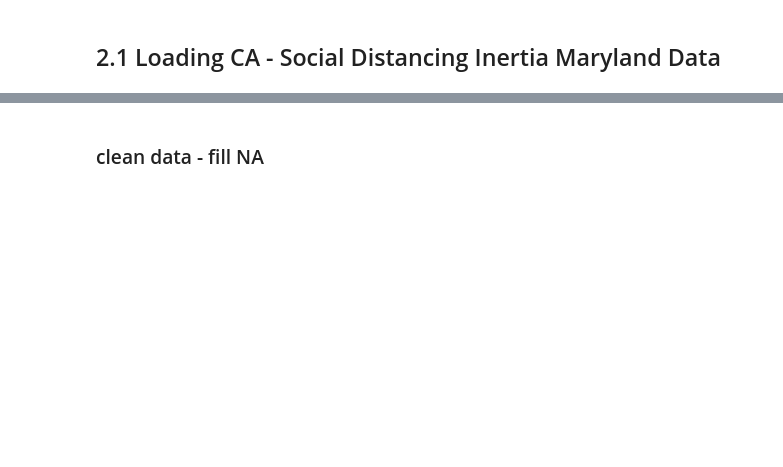
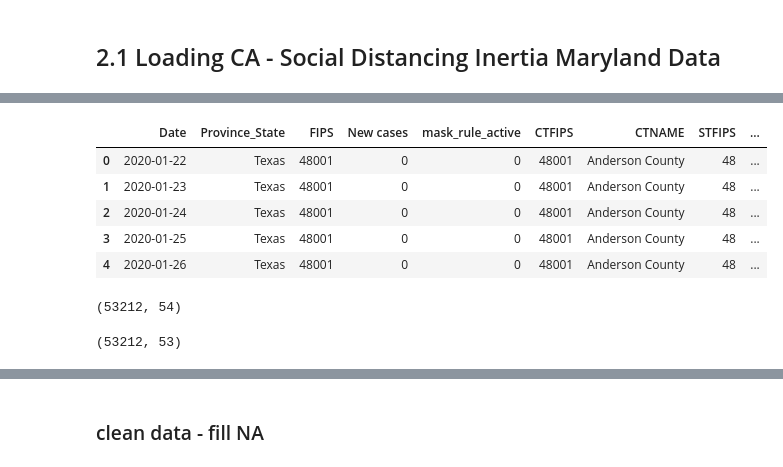
Before and after one commit to jeyasri-s2/meansquares, a Jupyter notebook: TX_LabelingData.ipynb, the cells around one changed output, grey strips where cells are left out. Cells and saved outputs as stored; diff of their text form; code cells hidden in the pictures; blank space fills up the shorter version.

Commit message:
update texas colab

```diff
--- a/TX_LabelingData.ipynb
+++ b/TX_LabelingData.ipynb
@@ -1218,16 +1159,26 @@ df = pd.DataFrame(columns=['Date', 'Province_State', 'FIPS',  'New cases',
 # %%
 TX_counties = TX_combined_sd_inertia_data['CTNAME'].unique()
 
-for county in CA_counties:
+for county in TX_counties:
   county_data = TX_combined_sd_inertia_data[TX_combined_sd_inertia_data['CTNAME'] == county]
   #print(county_data.iloc[:,15])
   county_data['rolling_avg_new_cases'] = county_data.iloc[:,5].rolling(window=7).mean()
   df = df.append(county_data)
 
 df.head()
+# %% [output]
+|  | Date | Province_State | FIPS | New cases | mask_rule_active | CTFIPS | CTNAME | STFIPS | ... |
+| 0 | 2020-01-22 | Texas | 48001 | 0 | 0 | 48001 | Anderson County | 48 | ... |
+| 1 | 2020-01-23 | Texas | 48001 | 0 | 0 | 48001 | Anderson County | 48 | ... |
+| 2 | 2020-01-24 | Texas | 48001 | 0 | 0 | 48001 | Anderson County | 48 | ... |
+| 3 | 2020-01-25 | Texas | 48001 | 0 | 0 | 48001 | Anderson County | 48 | ... |
+| 4 | 2020-01-26 | Texas | 48001 | 0 | 0 | 48001 | Anderson County | 48 | ... |
 # %%
 print(df.shape)
 TX_combined_sd_inertia_data.shape
+# %% [output]
+(53212, 54)
+(53212, 53)
 # %%
 TX_combined_sd_inertia_data = df.copy()
 TX_combined_sd_inertia_data
```
Also changed, not shown: parts of 118 cells of this notebook.
